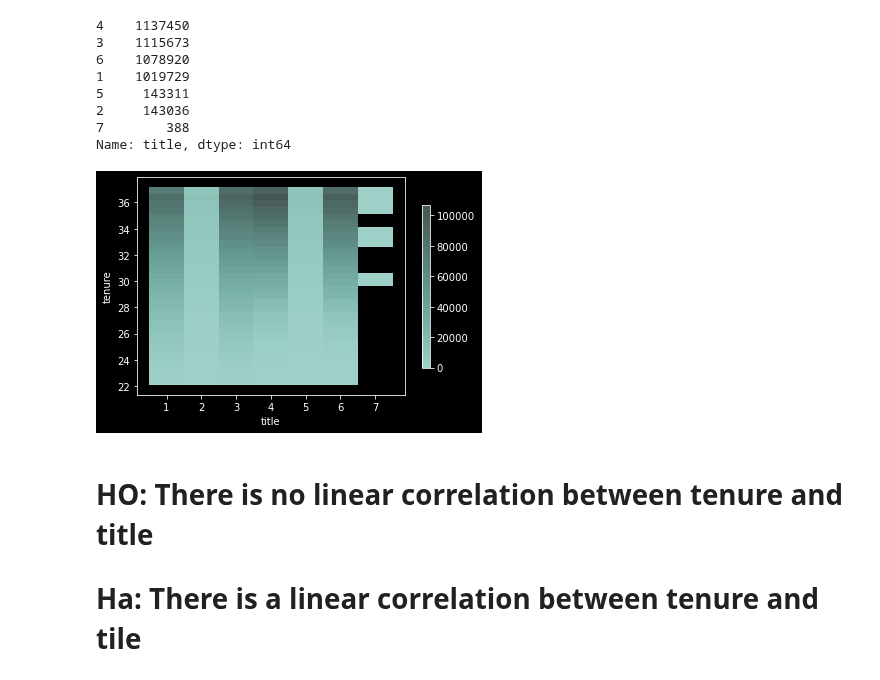
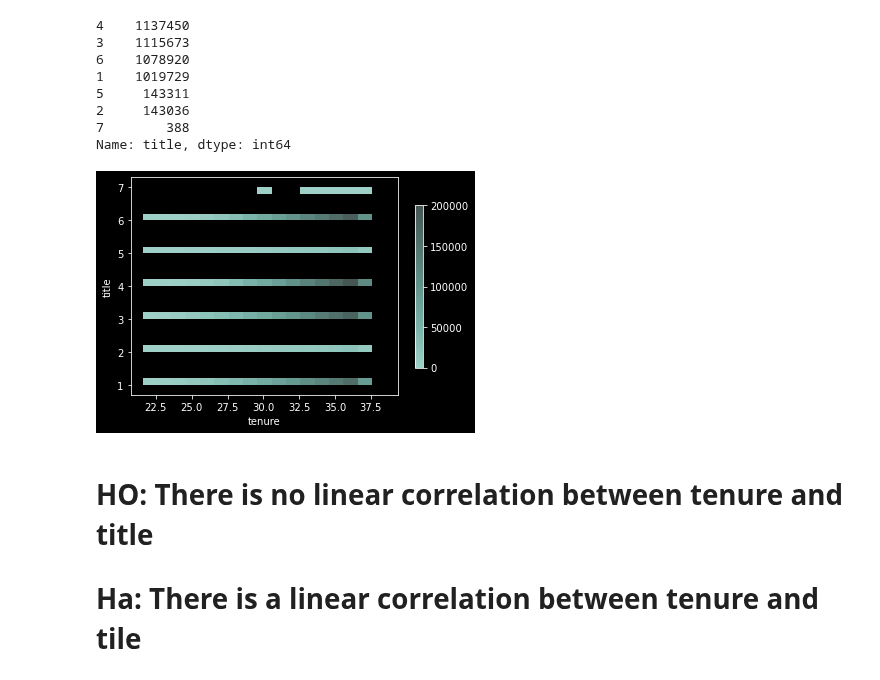
Before and after one commit to sgtcurran/statistics-exercises, a Jupyter notebook: hypothesis_testing.ipynb, the cells around one changed output. Saved outputs shown, nothing was run; the diff lists cells and outputs as text; code cells hidden in the pictures.

```diff
--- a/hypothesis_testing.ipynb
+++ b/hypothesis_testing.ipynb
@@ -422,10 +543,10 @@ merged_titles_df.title.value_counts()
 7        388
 Name: title, dtype: int64
 # %%
-sns.histplot(merged_titles_df,x = "title" ,y = "tenure", bins=30, discrete=(True, False), cbar=True, cbar_kws=dict(shrink=.75),)
+sns.histplot(merged_titles_df,x = "tenure" ,y = "title", bins=30, discrete=(True, False), cbar=True, cbar_kws=dict(shrink=.75),)
 plt.show()
 # %% [output]
-[figure, old version]
+[figure, new version]
 # %% [markdown]
 # HO: There is no linear correlation between tenure and title
 # Ha: There is a linear correlation between tenure and tile
```
Also changed, not shown: parts of 40 cells of this notebook.
